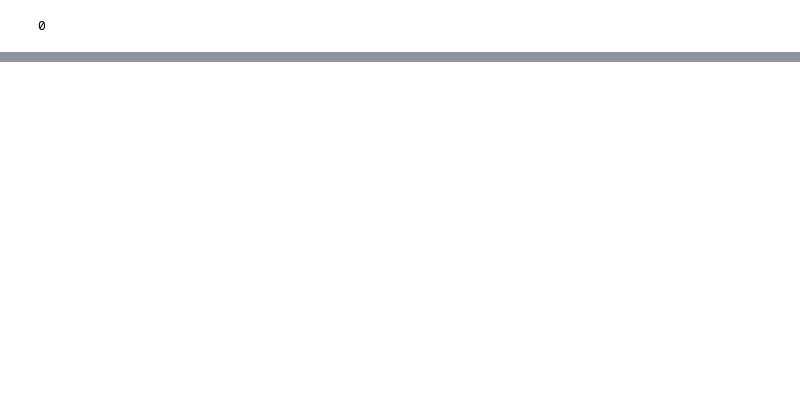
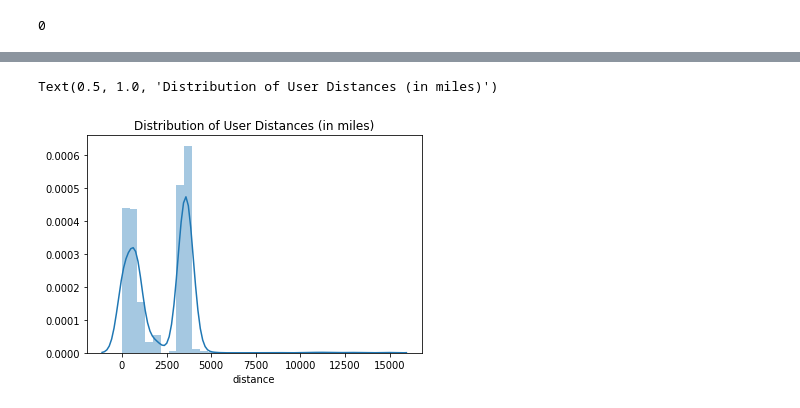
Before and after one commit to zaltaie/TinderBot, a Jupyter notebook: stats.ipynb, the cells around one changed output, grey strips where cells are left out. Drawn from its saved outputs; the diff is of its cells as text; code cells hidden in the pictures; blank space fills up the shorter version.

```diff
--- a/stats.ipynb
+++ b/stats.ipynb
@@ -203,0 +204,6 @@ df.city.isna().sum()
+# %%
+import seaborn as sb
+sb.distplot(df[-df.distance.isna()].distance).set_title('Distribution of User Distances (in miles)')
+# %% [output]
+Text(0.5, 1.0, 'Distribution of User Distances (in miles)')
+[figure, added]
```
Also changed, not shown: parts of 8 cells of this notebook.
